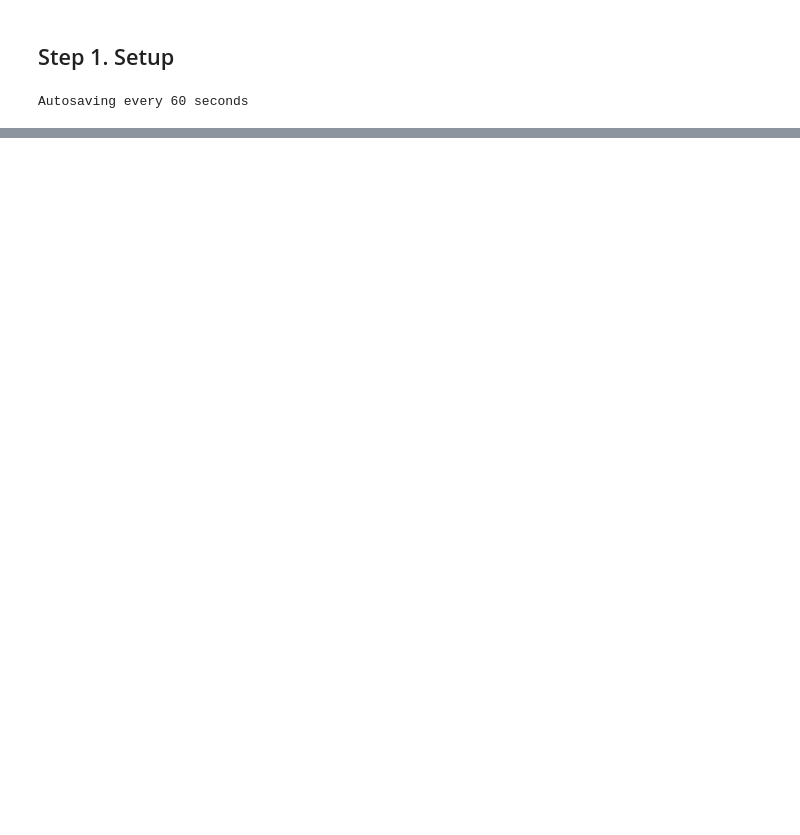
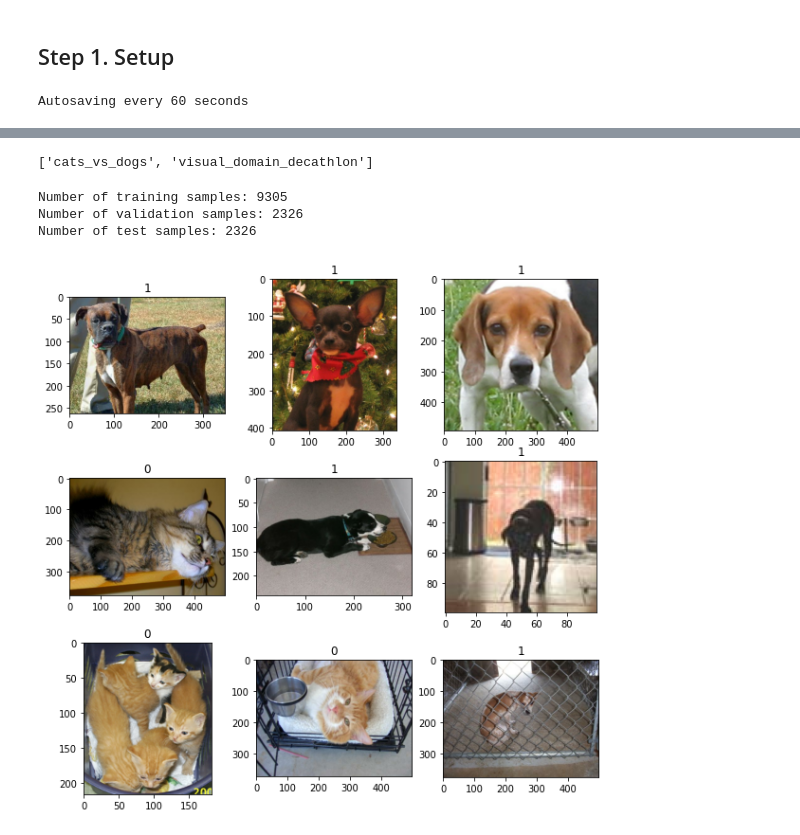
Before and after one commit to poojasaxena/tensorflow-specialization-coursera, a Jupyter notebook: course2_convolutional-neural-networks-tensorflow/03_transfer-learning/Course_2_Part_6_Lesson_2_Notebook_Xception_catvsdogs.ipynb, the cells around one changed output, grey strips where cells are left out. Drawn from its saved outputs; the diff is of its cells as text; code cells hidden in the pictures; blank space fills up the shorter version.

```diff
--- a/course2_convolutional-neural-networks-tensorflow/03_transfer-learning/Course_2_Part_6_Lesson_2_Notebook_Xception_catvsdogs.ipynb
+++ b/course2_convolutional-neural-networks-tensorflow/03_transfer-learning/Course_2_Part_6_Lesson_2_Notebook_Xception_catvsdogs.ipynb
@@ -12,0 +20,5 @@ print(tf.__version__)
+# %%
+## To find all datasets with cat in them
+[fn for fn in tfds.list_builders() if "cat" in fn]
+# %% [output]
+['cats_vs_dogs', 'visual_domain_decathlon']
@@ -13,2 +27,26 @@ print(tf.__version__)
+# %%
+train_ds, validation_ds, test_ds= tfds.load(name="cats_vs_dogs",
+          ## Reserver 10% validation and 10% for test
+          split=["train[:40%]", "train[40%:50%]", "train[50%:60%]"],
+          as_supervised=True
+          )
+# %%
+print("Number of training samples: %d" % tf.data.experimental.cardinality(train_ds))
+print("Number of validation samples: %d" % tf.data.experimental.cardinality(validation_ds))
+print("Number of test samples: %d" % tf.data.experimental.cardinality(test_ds))
+# %% [output]
+Number of training samples: 9305
+Number of validation samples: 2326
+Number of test samples: 2326
+# %%
+import matplotlib.pyplot as plt
+plt.figure(figsize=(10, 10))
+for i, (image, label) in enumerate(train_ds.take(9)):
+    ax = plt.subplot(3, 3, i + 1)
+    plt.imshow(image)
+    plt.title(int(label))
+    plt.axis()
+# %% [output]
+[figure, added]
 # %%
 Dataset.
```
Also changed, not shown: parts of 5 cells of this notebook.
